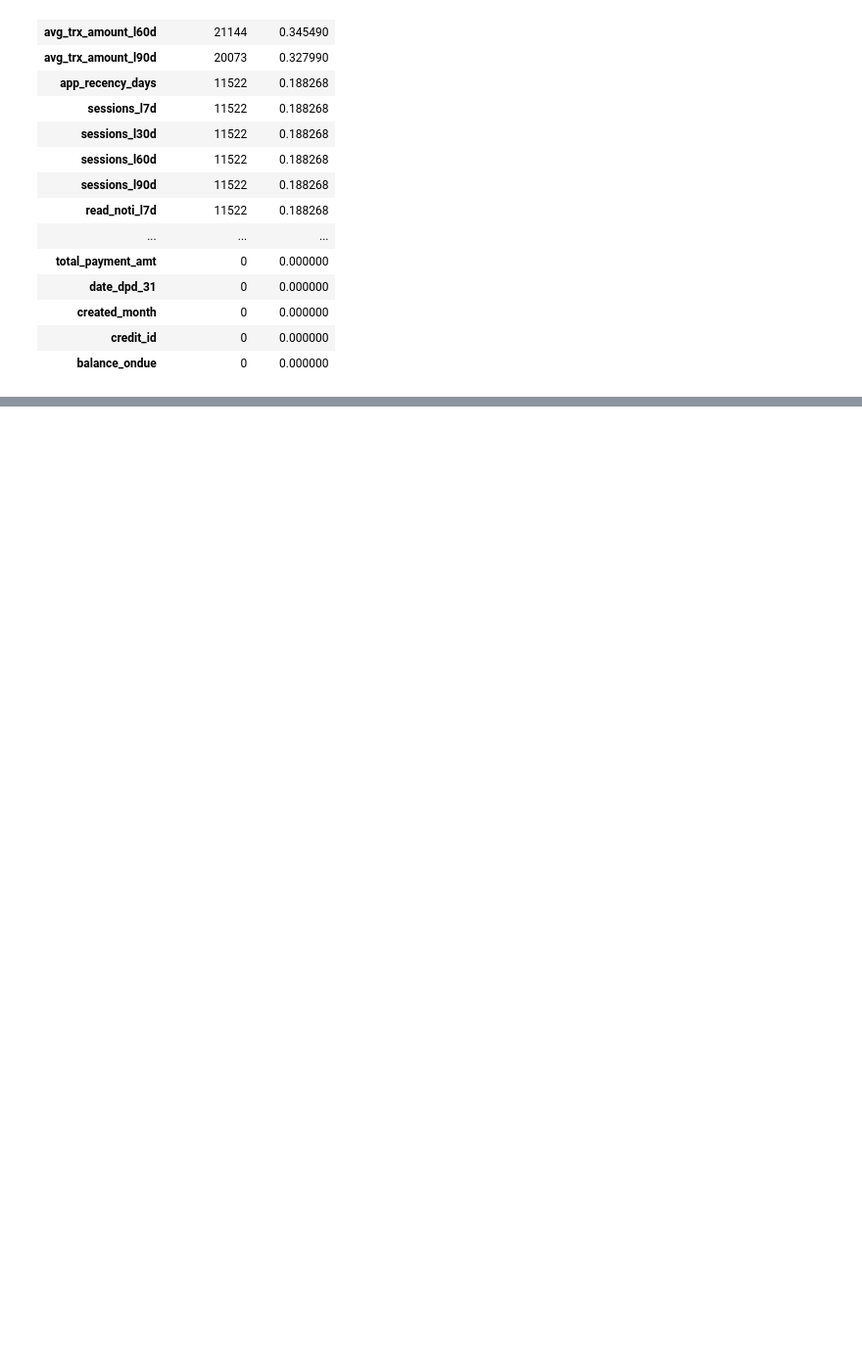
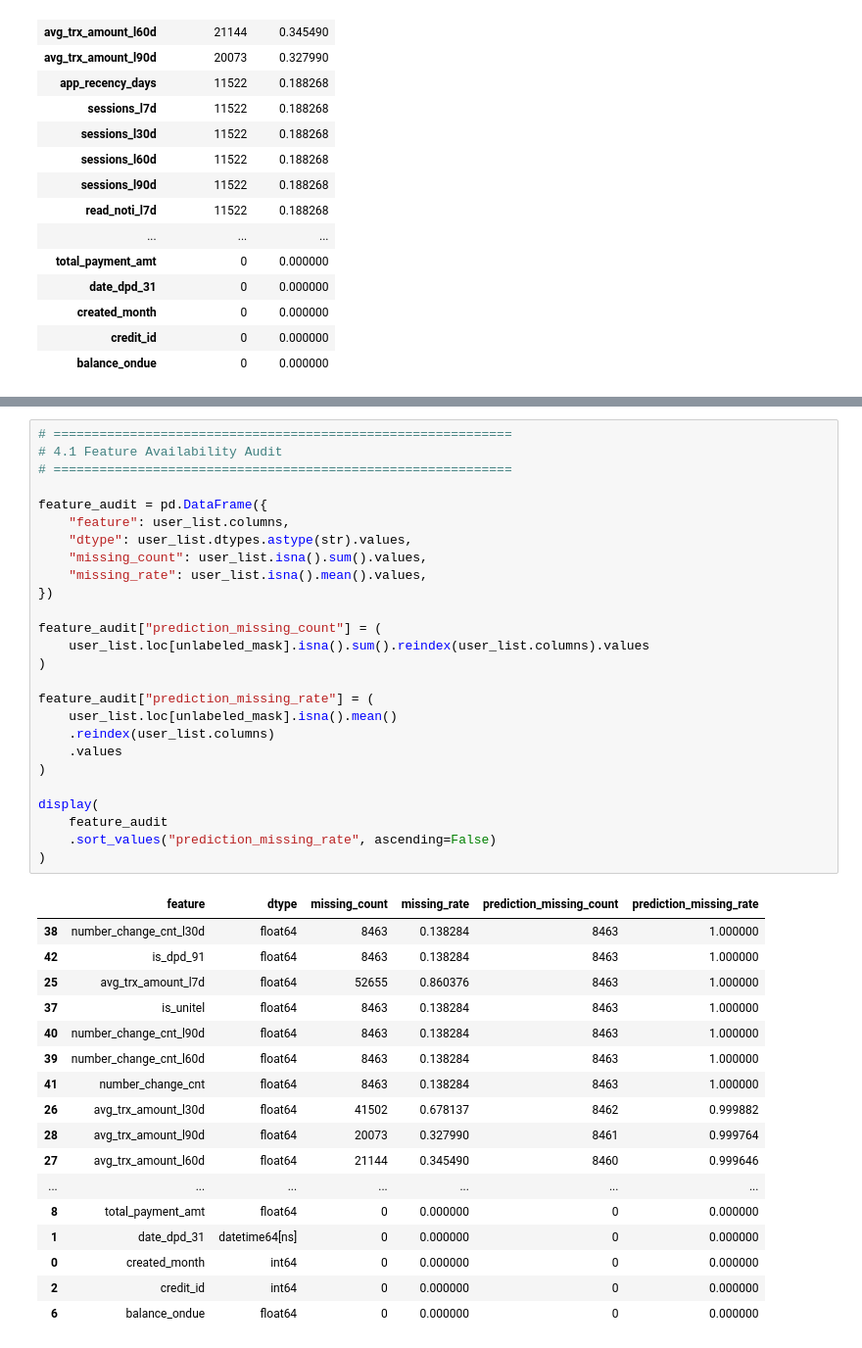
Before and after one commit to Khishigjargal42/toki_ds_task, a Jupyter notebook: notebooks/Toki_DPD91_Final.ipynb, the cells around one changed output, grey strips where cells are left out. Shown at 98% size. Saved outputs shown, nothing was run; the diff lists cells and outputs as text; blank space fills up the shorter version.

```diff
--- a/notebooks/Toki_DPD91_Final.ipynb
+++ b/notebooks/Toki_DPD91_Final.ipynb
@@ -417,0 +434,44 @@ display(missing_summary)
+# %%
+# ============================================================
+# 4.1 Feature Availability Audit
+# ============================================================
+
+feature_audit = pd.DataFrame({
+    "feature": user_list.columns,
+    "dtype": user_list.dtypes.astype(str).values,
+    "missing_count": user_list.isna().sum().values,
+    "missing_rate": user_list.isna().mean().values,
+})
+
+feature_audit["prediction_missing_count"] = (
+    user_list.loc[unlabeled_mask].isna().sum().reindex(user_list.columns).values
+)
+
+feature_audit["prediction_missing_rate"] = (
+    user_list.loc[unlabeled_mask].isna().mean()
+    .reindex(user_list.columns)
+    .values
+)
+
+display(
+    feature_audit
+    .sort_values("prediction_missing_rate", ascending=False)
+)
+# %% [output]
+|  | feature | dtype | missing_count | missing_rate | prediction_missing_count | prediction_missing_rate |
+| 38 | number_change_cnt_l30d | float64 | 8463 | 0.138284 | 8463 | 1.000000 |
+| 42 | is_dpd_91 | float64 | 8463 | 0.138284 | 8463 | 1.000000 |
+| 25 | avg_trx_amount_l7d | float64 | 52655 | 0.860376 | 8463 | 1.000000 |
+| 37 | is_unitel | float64 | 8463 | 0.138284 | 8463 | 1.000000 |
+| 40 | number_change_cnt_l90d | float64 | 8463 | 0.138284 | 8463 | 1.000000 |
+| 39 | number_change_cnt_l60d | float64 | 8463 | 0.138284 | 8463 | 1.000000 |
+| 41 | number_change_cnt | float64 | 8463 | 0.138284 | 8463 | 1.000000 |
+| 26 | avg_trx_amount_l30d | float64 | 41502 | 0.678137 | 8462 | 0.999882 |
+| 28 | avg_trx_amount_l90d | float64 | 20073 | 0.327990 | 8461 | 0.999764 |
+| 27 | avg_trx_amount_l60d | float64 | 21144 | 0.345490 | 8460 | 0.999646 |
+| ... | ... | ... | ... | ... | ... | ... |
+| 8 | total_payment_amt | float64 | 0 | 0.000000 | 0 | 0.000000 |
+| 1 | date_dpd_31 | datetime64[ns] | 0 | 0.000000 | 0 | 0.000000 |
+| 0 | created_month | int64 | 0 | 0.000000 | 0 | 0.000000 |
+| 2 | credit_id | int64 | 0 | 0.000000 | 0 | 0.000000 |
+| 6 | balance_ondue | float64 | 0 | 0.000000 | 0 | 0.000000 |
```
Also changed, not shown: parts of 17 cells of this notebook.
